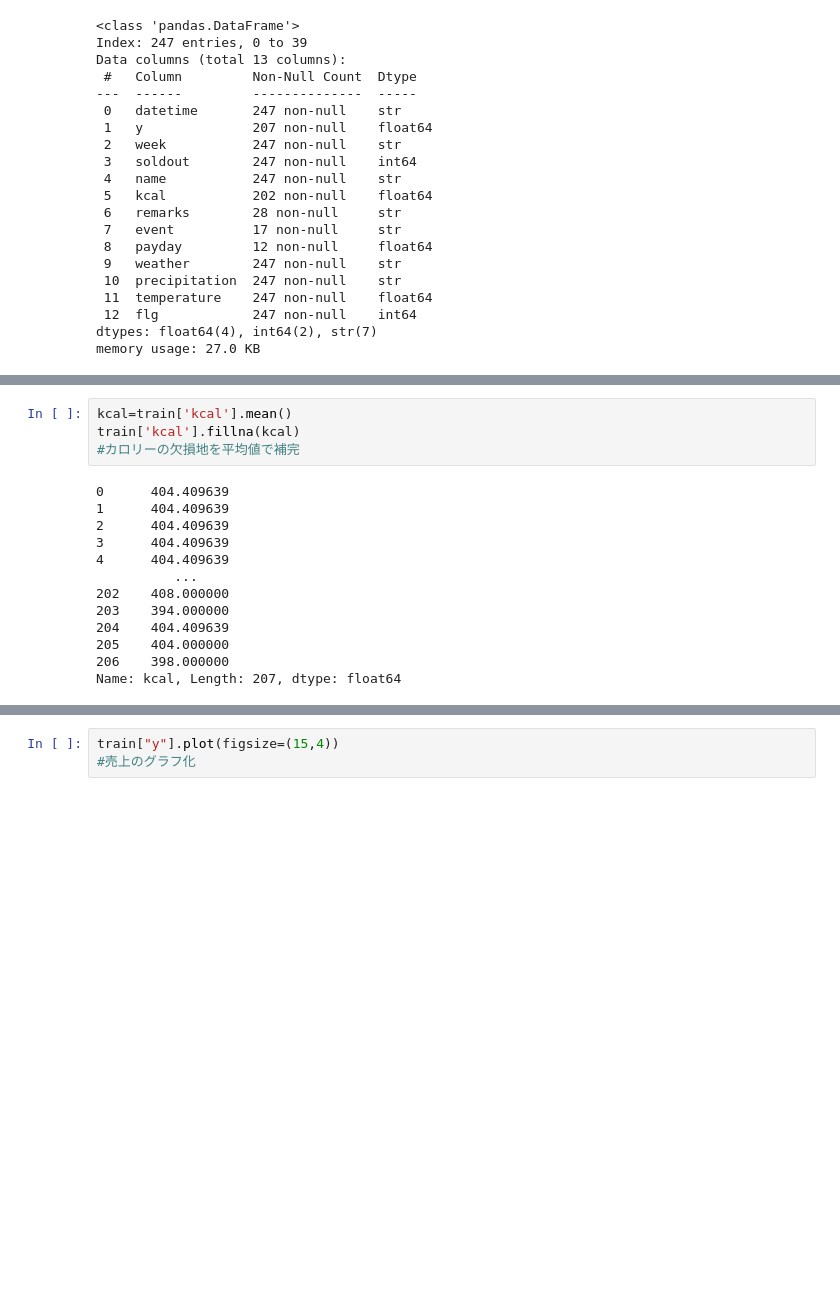
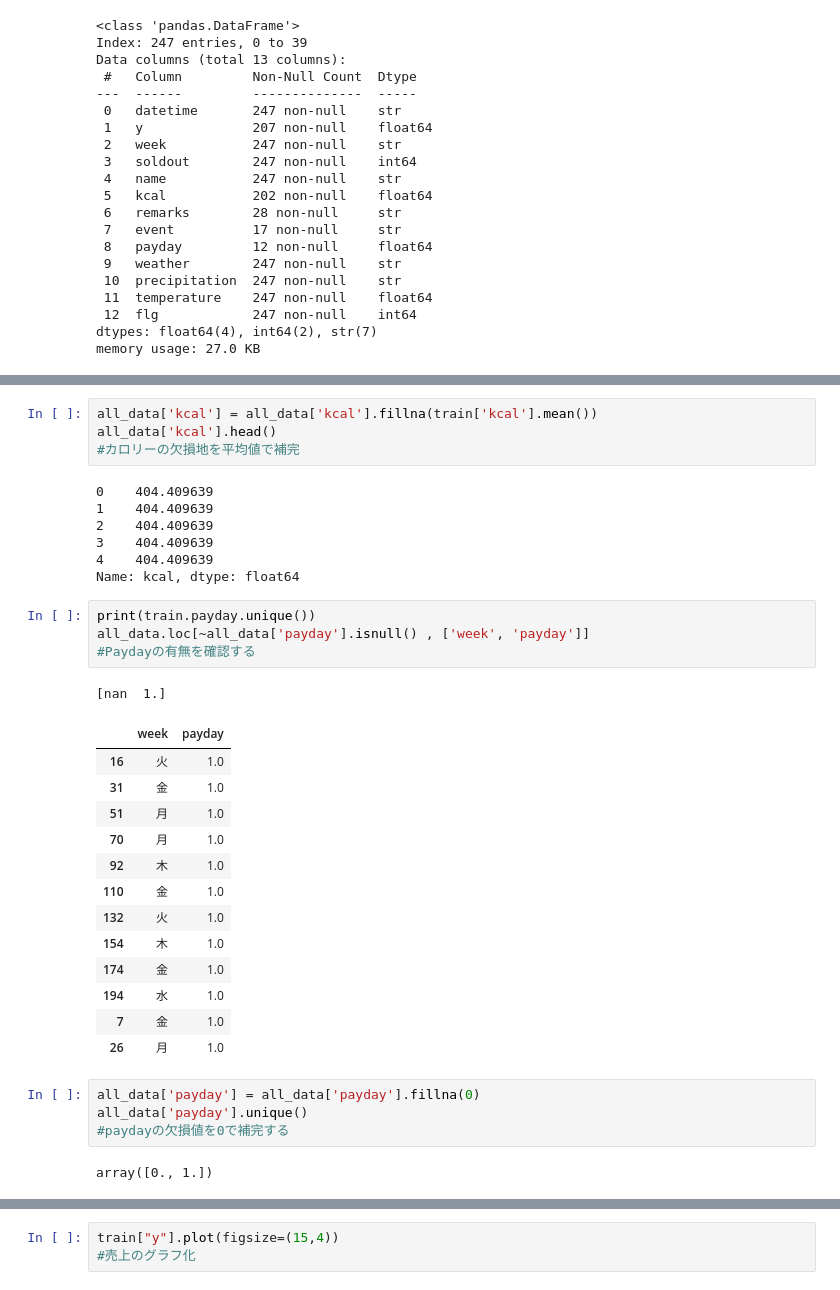
Before and after one commit to pchneurodiveyok132-cell/-----_---, a Jupyter notebook: First_Deliverable.ipynb, the cells around one changed output, grey strips where cells are left out. Drawn from its saved outputs; the diff is of its cells as text; blank space fills up the shorter version.

Commit message:
paydayの欠損値を０で補完

```diff
--- a/First_Deliverable.ipynb
+++ b/First_Deliverable.ipynb
@@ -95,21 +96,40 @@ temperature        0
 dtype: int64
 # %%
-kcal=train['kcal'].mean()
-train['kcal'].fillna(kcal)
+all_data['kcal'] = all_data['kcal'].fillna(train['kcal'].mean())
+all_data['kcal'].head()
 #カロリーの欠損地を平均値で補完
 # %% [output]
-0      404.409639
-1      404.409639
-2      404.409639
-3      404.409639
-4      404.409639
-          ...
-202    408.000000
-203    394.000000
-204    404.409639
-205    404.000000
-206    398.000000
-Name: kcal, Length: 207, dtype: float64
+0    404.409639
+1    404.409639
+2    404.409639
+3    404.409639
+4    404.409639
+Name: kcal, dtype: float64
+# %%
+print(train.payday.unique())
+all_data.loc[~all_data['payday'].isnull() , ['week', 'payday']]
+#Paydayの有無を確認する
+# %% [output]
+[nan  1.]
+|  | week | payday |
+| 16 | 火 | 1.0 |
+| 31 | 金 | 1.0 |
+| 51 | 月 | 1.0 |
+| 70 | 月 | 1.0 |
+| 92 | 木 | 1.0 |
+| 110 | 金 | 1.0 |
+| 132 | 火 | 1.0 |
+| 154 | 木 | 1.0 |
+| 174 | 金 | 1.0 |
+| 194 | 水 | 1.0 |
+| 7 | 金 | 1.0 |
+| 26 | 月 | 1.0 |
+# %%
+all_data['payday'] = all_data['payday'].fillna(0)
+all_data['payday'].unique()
+#paydayの欠損値を0で補完する
+# %% [output]
+array([0., 1.])
 # %%
 #データの概要を知る
 train.describe()
```
Also changed, not shown: parts of 3 cells of this notebook.
